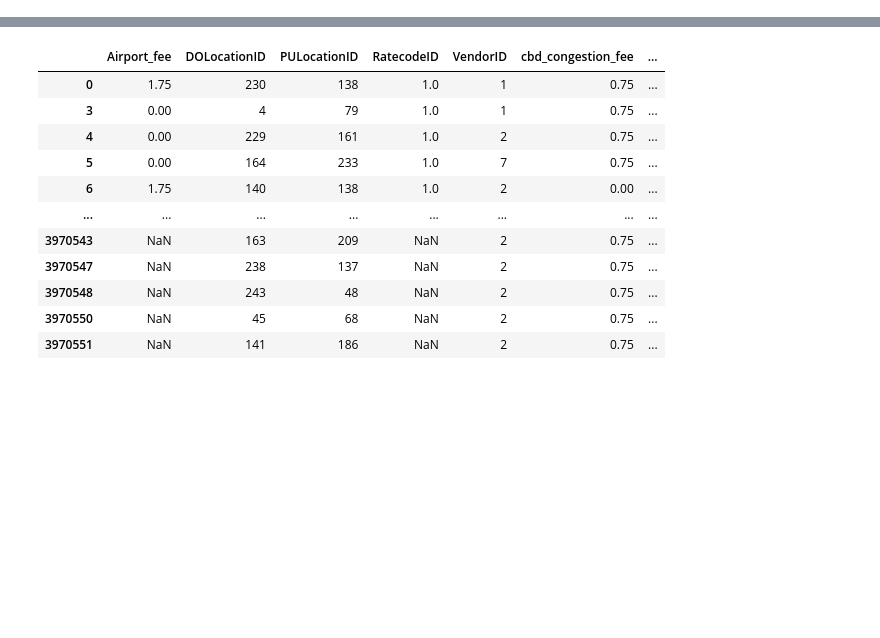
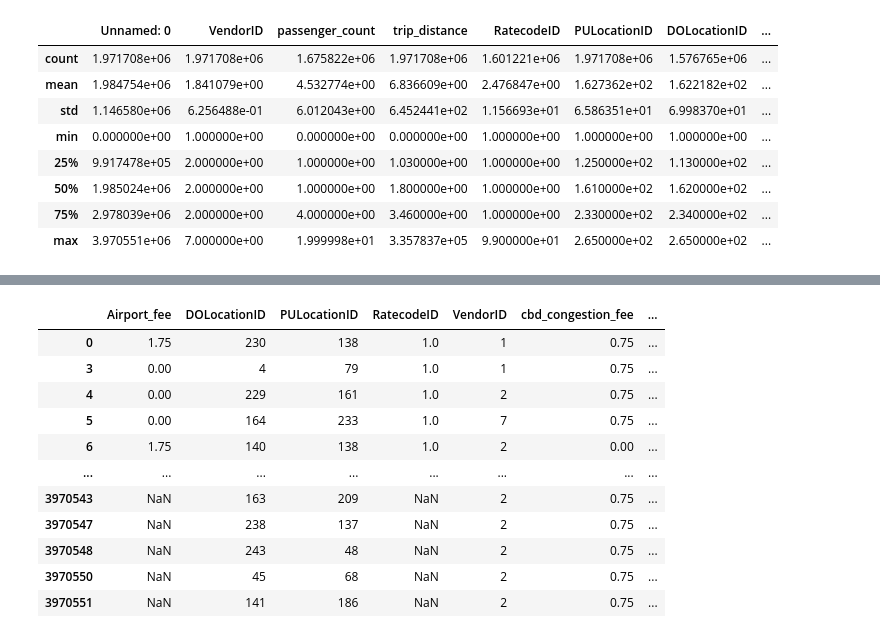
Before and after one commit to Danila-Skiba/data-pipeline, a Jupyter notebook: data-pipeline/src/load_dataset.ipynb, the cells around one changed output, grey strips where cells are left out. Cells and saved outputs as stored; diff of their text form; code cells hidden in the pictures; blank space fills up the shorter version.

```diff
--- a/data-pipeline/src/load_dataset.ipynb
+++ b/data-pipeline/src/load_dataset.ipynb
@@ -24,0 +13,12 @@ df = pd.read_parquet('yellow_tripdata_2025-04.parquet')
+# %%
+df.describe()
+# %% [output]
+|  | Unnamed: 0 | VendorID | passenger_count | trip_distance | RatecodeID | PULocationID | DOLocationID | ... |
+| count | 1.971708e+06 | 1.971708e+06 | 1.675822e+06 | 1.971708e+06 | 1.601221e+06 | 1.971708e+06 | 1.576765e+06 | ... |
+| mean | 1.984754e+06 | 1.841079e+00 | 4.532774e+00 | 6.836609e+00 | 2.476847e+00 | 1.627362e+02 | 1.622182e+02 | ... |
+| std | 1.146580e+06 | 6.256488e-01 | 6.012043e+00 | 6.452441e+02 | 1.156693e+01 | 6.586351e+01 | 6.998370e+01 | ... |
+| min | 0.000000e+00 | 1.000000e+00 | 0.000000e+00 | 0.000000e+00 | 1.000000e+00 | 1.000000e+00 | 1.000000e+00 | ... |
+| 25% | 9.917478e+05 | 2.000000e+00 | 1.000000e+00 | 1.030000e+00 | 1.000000e+00 | 1.250000e+02 | 1.130000e+02 | ... |
+| 50% | 1.985024e+06 | 2.000000e+00 | 1.000000e+00 | 1.800000e+00 | 1.000000e+00 | 1.610000e+02 | 1.620000e+02 | ... |
+| 75% | 2.978039e+06 | 2.000000e+00 | 4.000000e+00 | 3.460000e+00 | 1.000000e+00 | 2.330000e+02 | 2.340000e+02 | ... |
+| max | 3.970551e+06 | 7.000000e+00 | 1.999998e+01 | 3.357837e+05 | 9.900000e+01 | 2.650000e+02 | 2.650000e+02 | ... |
```
Also changed, not shown: parts of 9 cells of this notebook, 10 other files.
